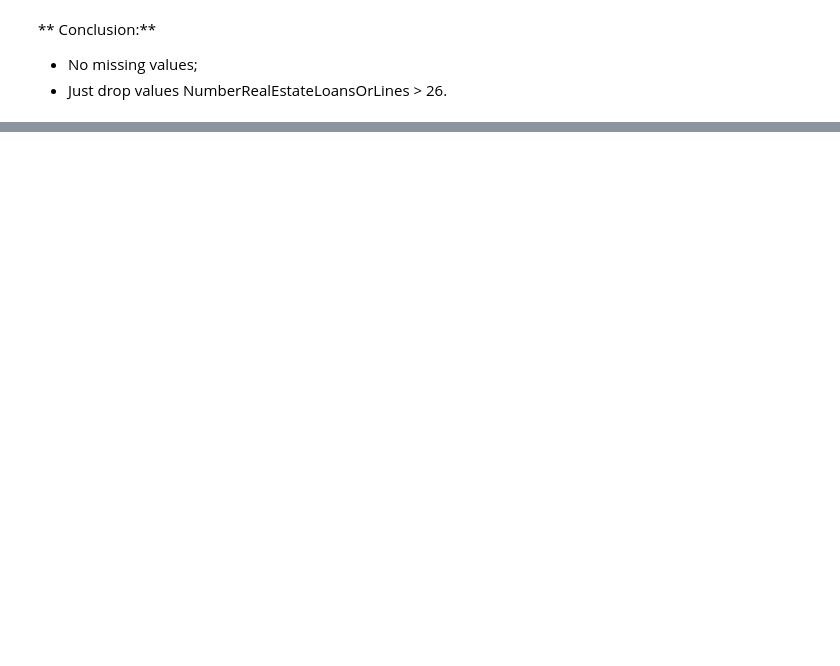
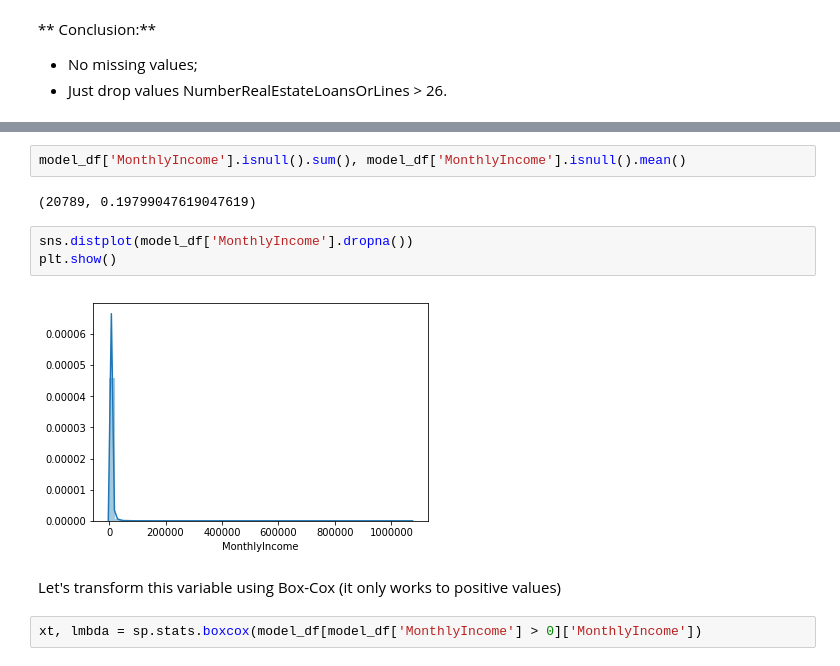
Before and after one commit to faguzz/public-notebooks, a Jupyter notebook: givemesomecredit/exploratory-data-analysis.ipynb, the cells around one changed output, grey strips where cells are left out. Drawn from its saved outputs; the diff is of its cells as text; blank space fills up the shorter version.

Commit message:
Added more variables

```diff
--- a/givemesomecredit/exploratory-data-analysis.ipynb
+++ b/givemesomecredit/exploratory-data-analysis.ipynb
@@ -484,0 +501,13 @@ Name: NumberRealEstateLoansOrLines, dtype: int64
+# %%
+model_df['MonthlyIncome'].isnull().sum(), model_df['MonthlyIncome'].isnull().mean()
+# %% [output]
+(20789, 0.19799047619047619)
+# %%
+sns.distplot(model_df['MonthlyIncome'].dropna())
+plt.show()
+# %% [output]
+[figure, added]
+# %% [markdown]
+Let's transform this variable using Box-Cox (it only works to positive values)
+# %%
+xt, lmbda = sp.stats.boxcox(model_df[model_df['MonthlyIncome'] > 0]['MonthlyIncome'])
```
Also changed, not shown: parts of 35 cells of this notebook.
